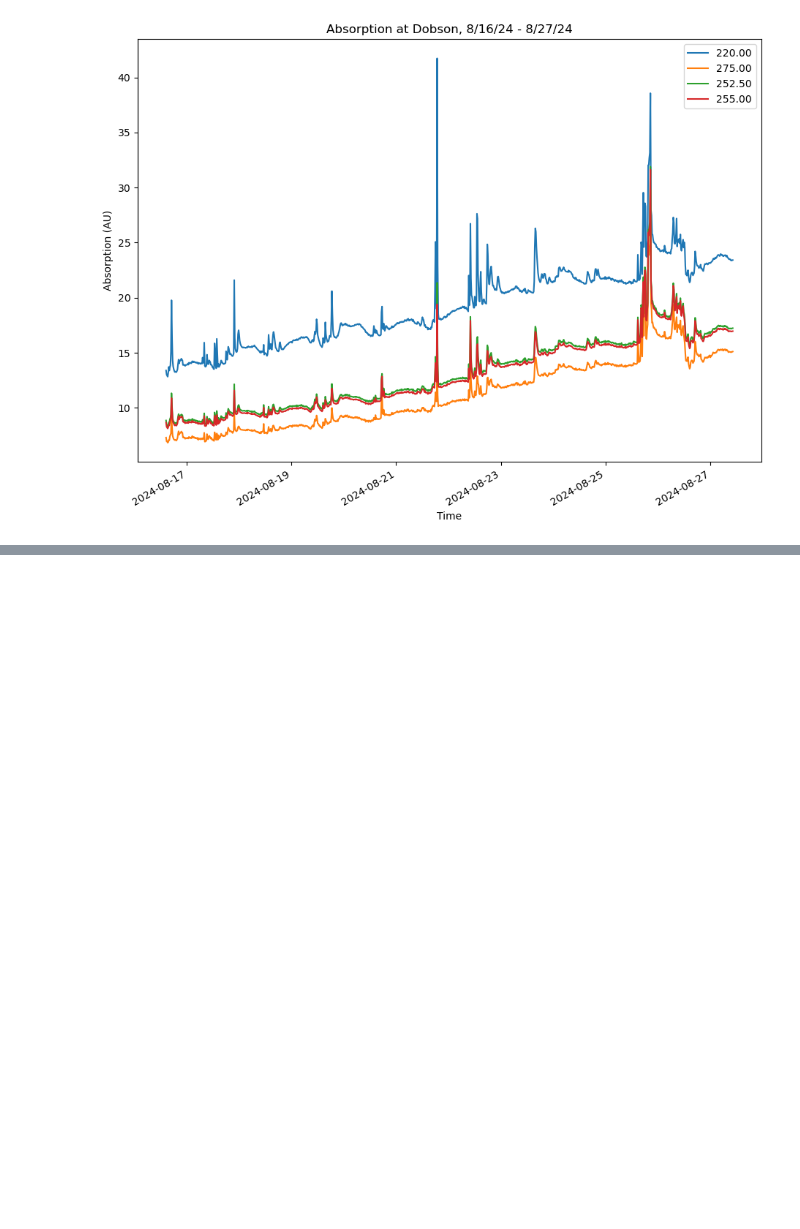
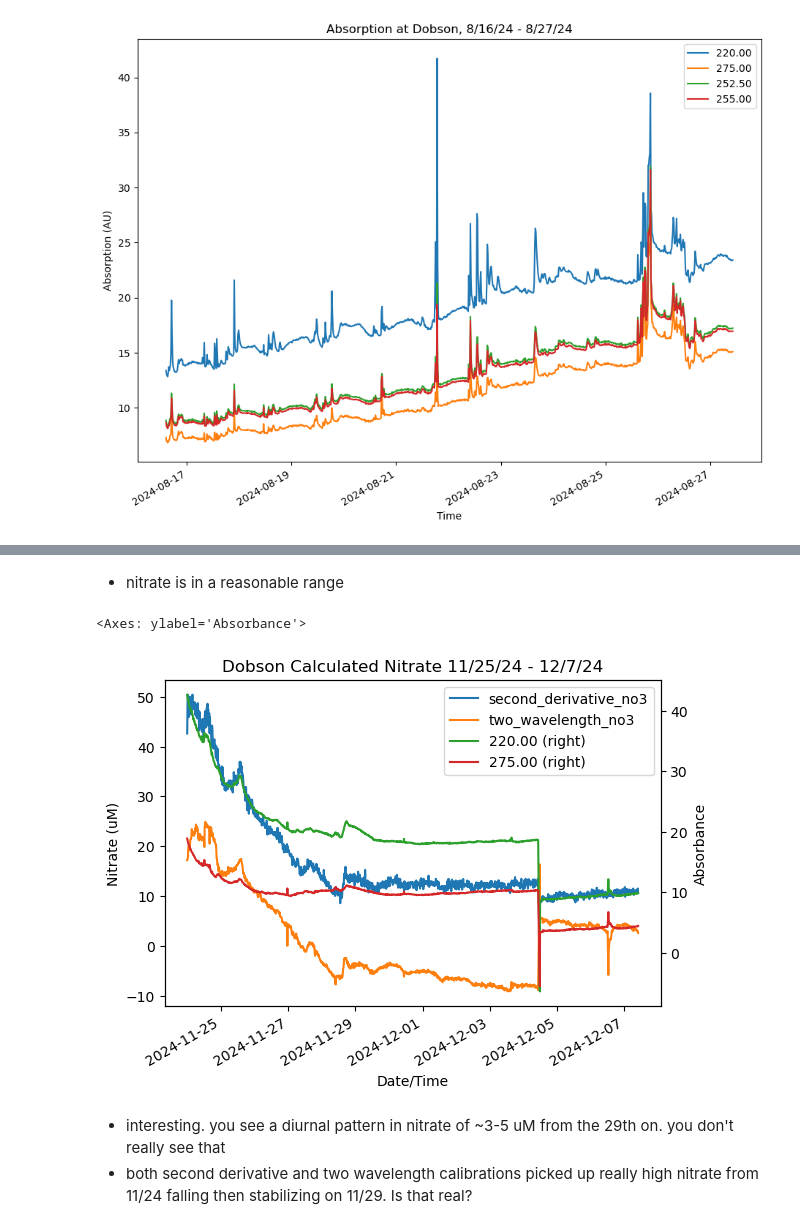
Before and after one commit to mbeneck/rcew-nitrate, a Jupyter notebook: 8-16-24 Reynolds Data.ipynb, the cells around one changed output, grey strips where cells are left out. Cells and saved outputs as stored; diff of their text form; code cells hidden in the pictures; blank space fills up the shorter version.

```diff
--- a/8-16-24 Reynolds Data.ipynb
+++ b/8-16-24 Reynolds Data.ipynb
@@ -48,0 +127,17 @@ dobson81624.to_excel('/Users/beneck/Library/CloudStorage/OneDrive-NortheasternUn
+# %% [markdown]
+- nitrate is in a reasonable range
+# %%
+fig, ax = plt.subplots()
+
+merged.set_index('Date/Time')['11/24/2024 00:00':'12/7/2024 10:00'].plot(y='second_derivative_no3', title = 'Dobson Calculated Nitrate 11/25/24 - 12/7/24', ylabel='Nitrate (uM)', ax=ax)
+merged.set_index('Date/Time')['11/24/2024 00:00':'12/7/2024 10:00'].plot(y='two_wavelength_no3', title = 'Dobson Calculated Nitrate 11/25/24 - 12/7/24', ylabel='Nitrate (uM)', ax=ax)
+#merged.set_index('Date/Time')['11/25/2024 00:00':'12/7/2024 10:00'].plot(y='one_wavelength_no3', title = 'Dobson Calculated Nitrate 11/25/24 - 12/7/24', ylabel='Nitrate (uM)', ax=ax)
+
+merged.set_index('Date/Time')['11/24/2024 00:00':'12/7/2024 10:00'].plot(y='220.00', title = 'Dobson Calculated Nitrate 11/25/24 - 12/7/24', ylabel='Absorbance', secondary_y=True, ax=ax)
+merged.set_index('Date/Time')['11/24/2024 00:00':'12/7/2024 10:00'].plot(y='275.00', title = 'Dobson Calculated Nitrate 11/25/24 - 12/7/24', ylabel='Absorbance', secondary_y=True, ax=ax)
+# %% [output]
+<Axes: ylabel='Absorbance'>
+[figure, added]
+# %% [markdown]
+- interesting. you see a diurnal pattern  in nitrate of ~3-5 uM from the 29th on. you don't really see that
+- both second derivative and two wavelength calibrations picked up really high nitrate from 11/24 falling then stabilizing on 11/29. Is that real?
```
Also changed, not shown: parts of 14 cells of this notebook.
